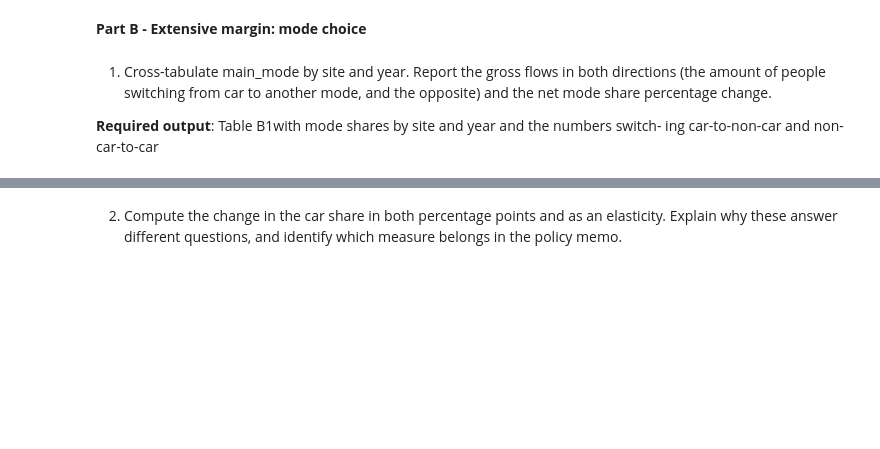
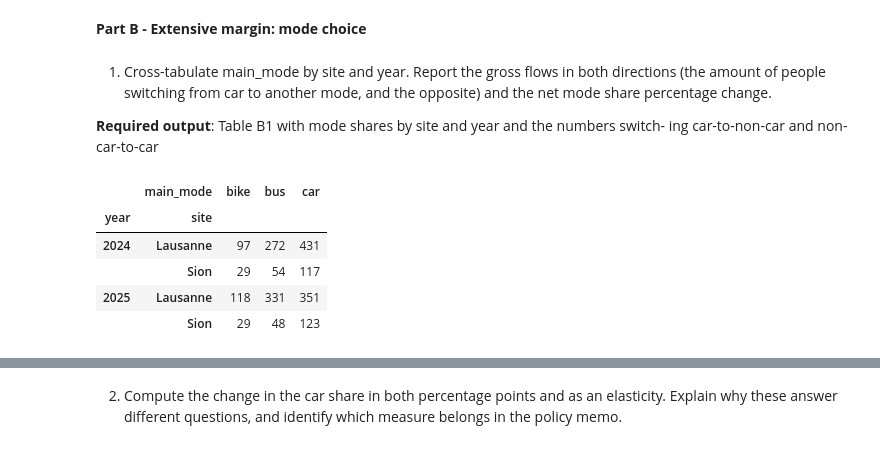
Before and after one commit to Lerianne/mgt450_project, a Jupyter notebook: part_B.ipynb, the cells around one changed output, grey strips where cells are left out. Drawn from its saved outputs; the diff is of its cells as text; code cells hidden in the pictures; blank space fills up the shorter version.

```diff
--- a/part_B.ipynb
+++ b/part_B.ipynb
@@ -5,5 +16,18 @@
 (the amount of people switching from car to another mode, and the opposite) and the net
 mode share percentage change.
 
-**Required output**: Table B1with mode shares by site and year and the numbers switch-
+**Required output**: Table B1 with mode shares by site and year and the numbers switch-
 ing car-to-non-car and non-car-to-car
+# %%
+# Cross-tabulate main_mode by year and site
+pd.crosstab(
+    index=[df["year"], df["site"]],
+    columns=df["main_mode"]
+)
+# %% [output]
+|  | main_mode | bike | bus | car |
+| year | site |  |  |  |
+| 2024 | Lausanne | 97 | 272 | 431 |
+|  | Sion | 29 | 54 | 117 |
+| 2025 | Lausanne | 118 | 331 | 351 |
+|  | Sion | 29 | 48 | 123 |
```
Also changed, not shown: parts of 25 cells of this notebook, 3 other files.
